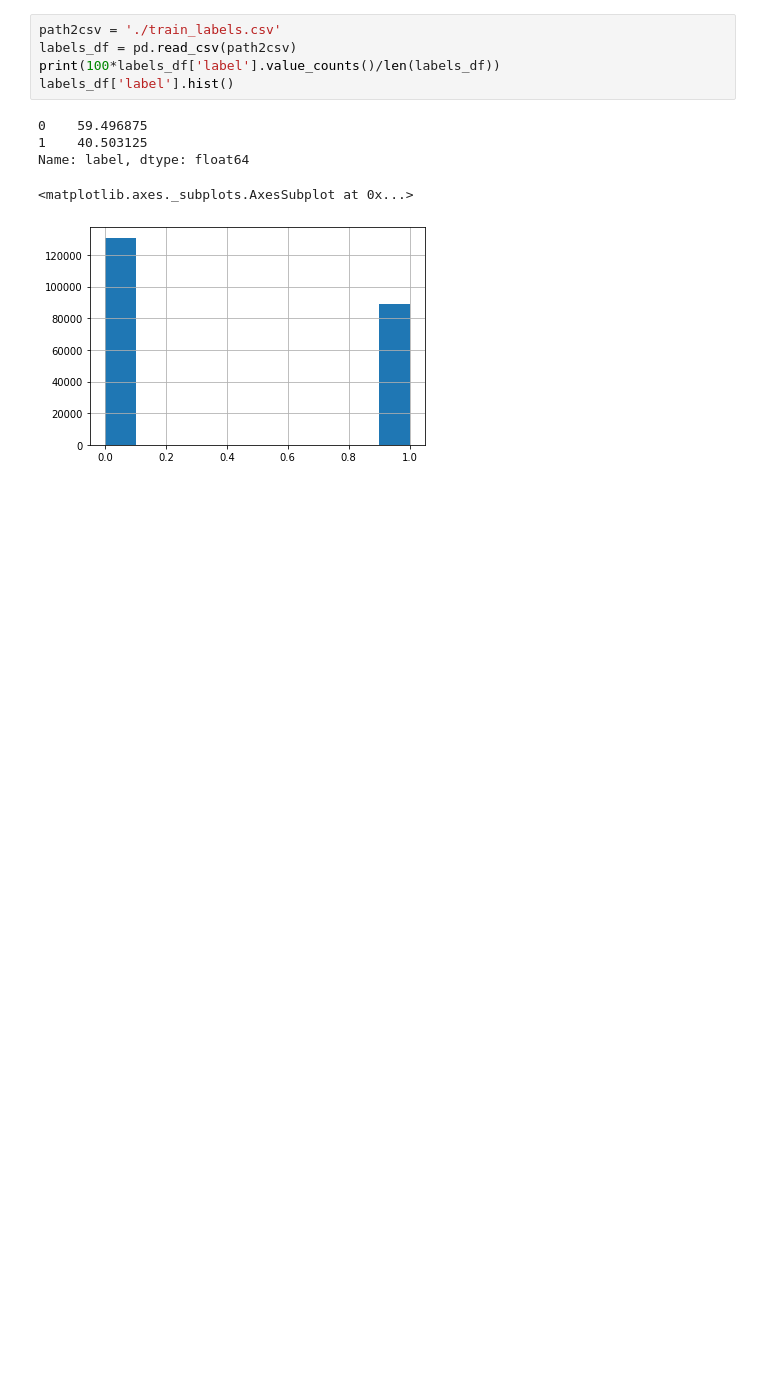
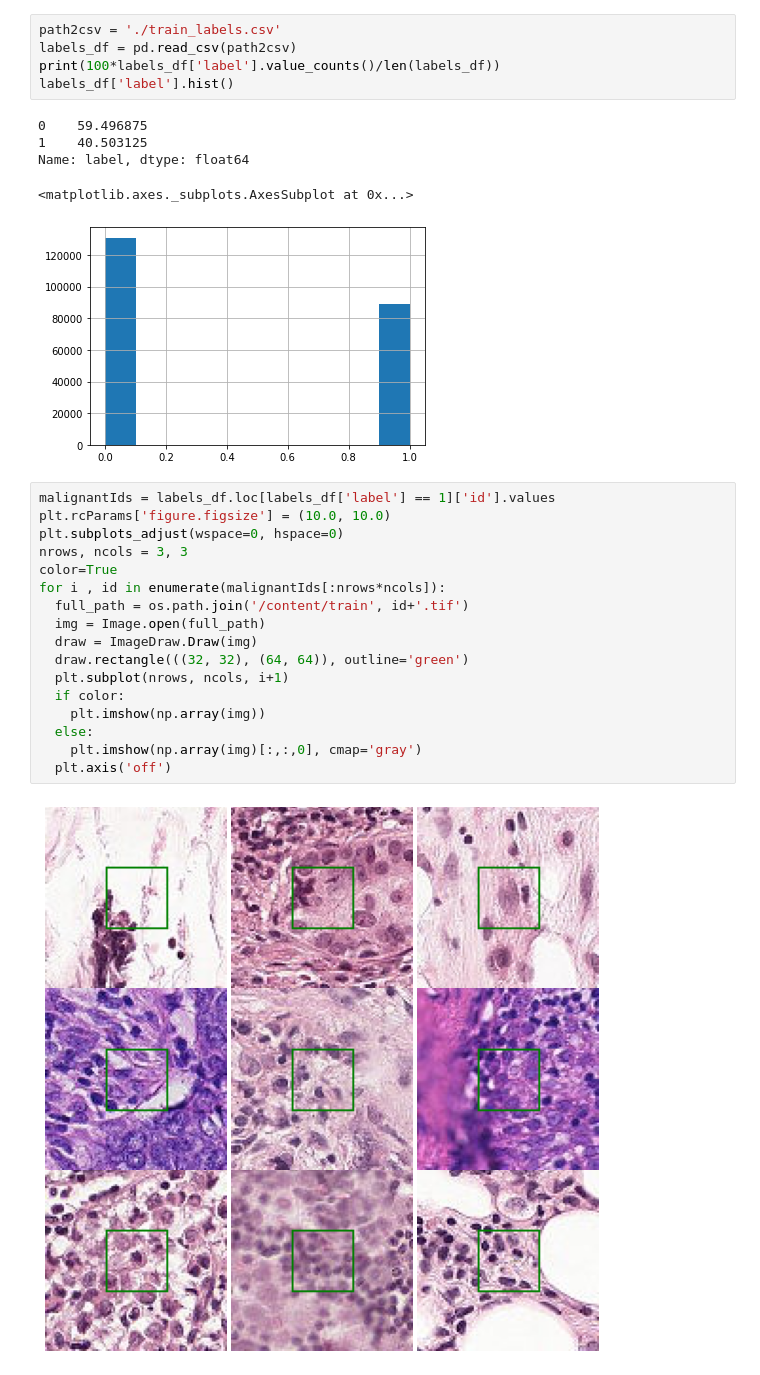
Before and after one commit to mralamdari/Binary-Classification-Pytorch, a Jupyter notebook: Binary_Classification_Pytorch.ipynb, the cells around one changed output. Drawn from its saved outputs; the diff is of its cells as text; blank space fills up the shorter version.

```diff
--- a/Binary_Classification_Pytorch.ipynb
+++ b/Binary_Classification_Pytorch.ipynb
@@ -42,3 +44,22 @@ labels_df['label'].hist()
 Name: label, dtype: float64
 <matplotlib.axes._subplots.AxesSubplot at 0x...>
 [figure]
+# %%
+malignantIds = labels_df.loc[labels_df['label'] == 1]['id'].values
+plt.rcParams['figure.figsize'] = (10.0, 10.0)
+plt.subplots_adjust(wspace=0, hspace=0)
+nrows, ncols = 3, 3
+color=True
+for i , id in enumerate(malignantIds[:nrows*ncols]):
+  full_path = os.path.join('/content/train', id+'.tif')
+  img = Image.open(full_path)
+  draw = ImageDraw.Draw(img)
+  draw.rectangle(((32, 32), (64, 64)), outline='green')
+  plt.subplot(nrows, ncols, i+1)
+  if color:
+    plt.imshow(np.array(img))
+  else:
+    plt.imshow(np.array(img)[:,:,0], cmap='gray')
+  plt.axis('off')
+# %% [output]
+[figure, added]
```
Also changed, not shown: parts of 7 cells of this notebook.
